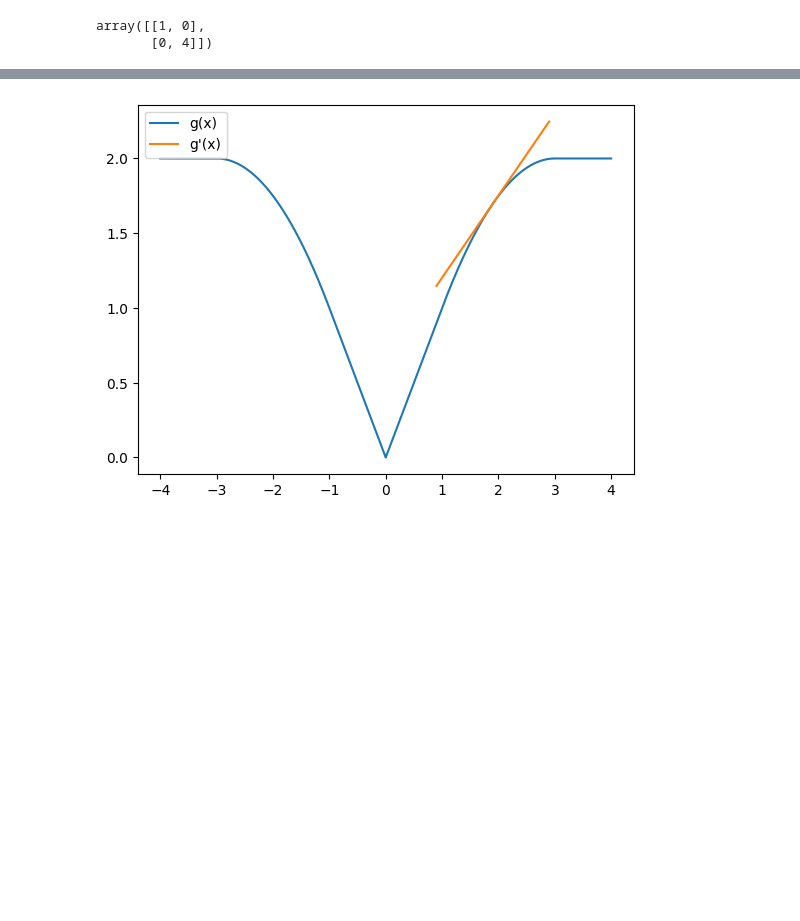
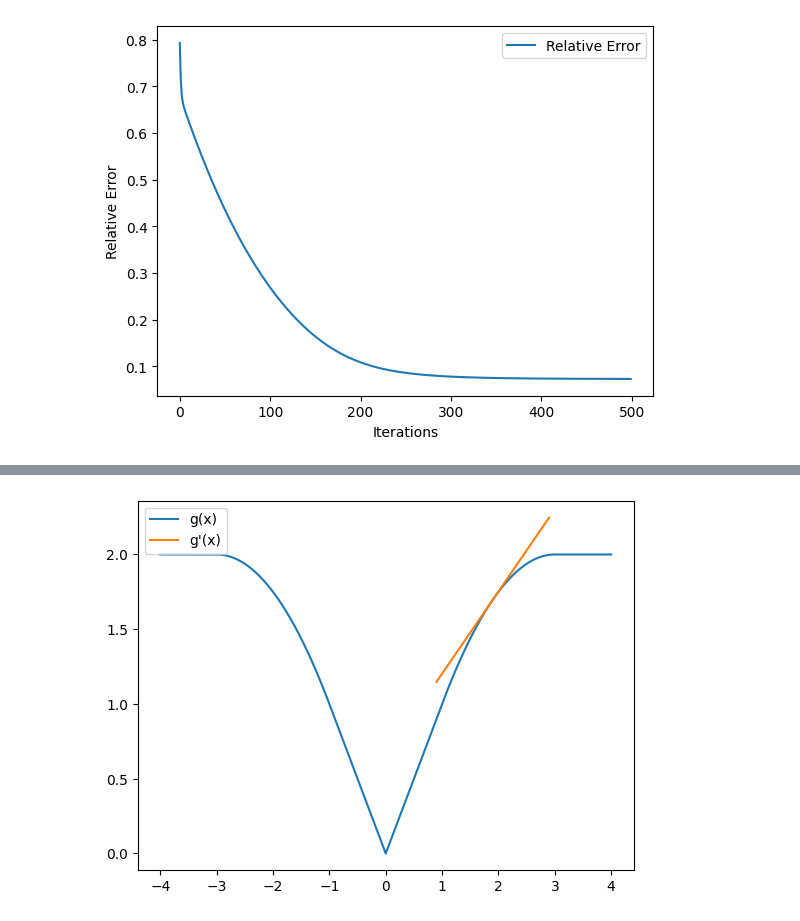
Before and after one commit to yqy2001/MLA-code, a Jupyter notebook: T2.ipynb, the cells around one changed output, grey strips where cells are left out. Drawn from its saved outputs; the diff is of its cells as text; code cells hidden in the pictures; blank space fills up the shorter version.

```diff
--- a/T2.ipynb
+++ b/T2.ipynb
@@ -115,7 +103,11 @@ array([[ True,  True],
-# %%
-A = np.array([[1, -2], [-3, 4]])
-A[A < 0] = 0
-A
-# %% [output]
-array([[1, 0],
-       [0, 4]])
+# %%
+# plot
+t = [i for i in range(500)]
+plt.plot(t, RE, label='Relative Error')
+plt.xlabel("Iterations")
+plt.ylabel("Relative Error")
+plt.legend()
+plt.savefig('RE.pdf')
+plt.show()
+# %% [output]
+[figure, added]
```
Also changed, not shown: parts of 5 cells of this notebook, 6 other files.
